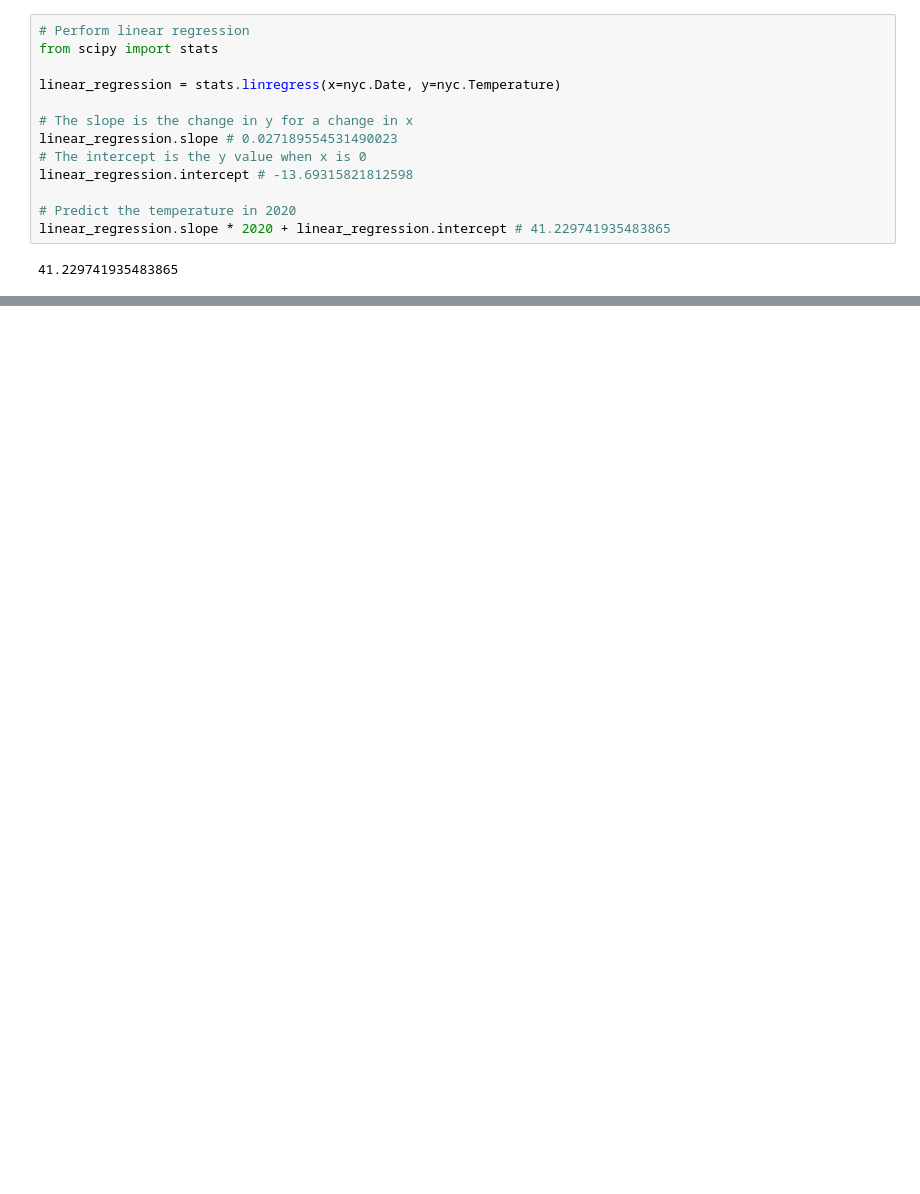
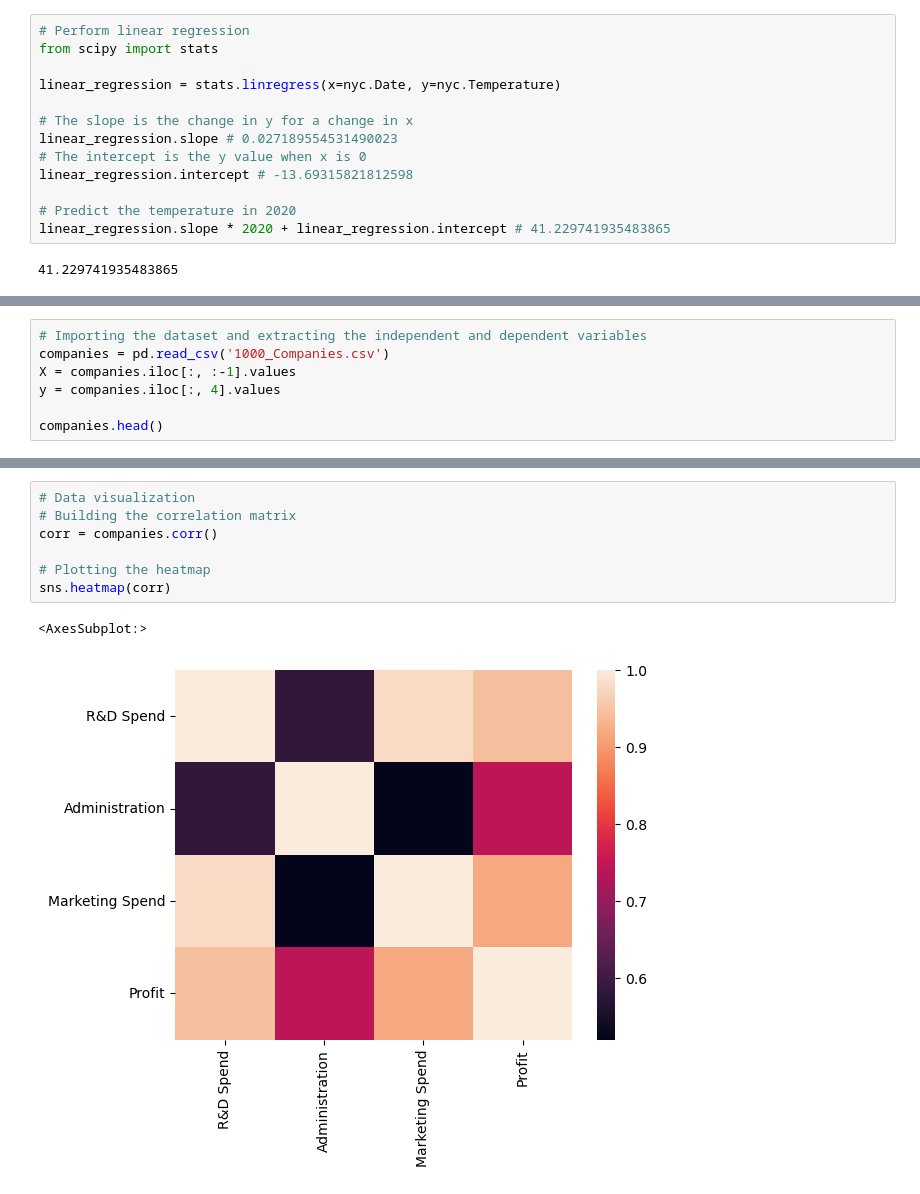
Before and after one commit to simdi/python-fundamentals, a Jupyter notebook: linear_regression/simple_linear_regression.ipynb, the cells around one changed output, grey strips where cells are left out. Saved outputs shown, nothing was run; the diff lists cells and outputs as text; blank space fills up the shorter version.

```diff
--- a/linear_regression/simple_linear_regression.ipynb
+++ b/linear_regression/simple_linear_regression.ipynb
@@ -117,0 +133,7 @@ axes.set_ylim(20, 60)
+# %%
+# Importing the dataset and extracting the independent and dependent variables
+companies = pd.read_csv('1000_Companies.csv')
+X = companies.iloc[:, :-1].values
+y = companies.iloc[:, 4].values
+
+companies.head()
@@ -117,0 +147,10 @@ axes.set_ylim(20, 60)
+# %%
+# Data visualization
+# Building the correlation matrix
+corr = companies.corr()
+
+# Plotting the heatmap
+sns.heatmap(corr)
+# %% [output]
+<AxesSubplot:>
+[figure, added]
```
Also changed, not shown: parts of 6 cells of this notebook, 1 other file.
